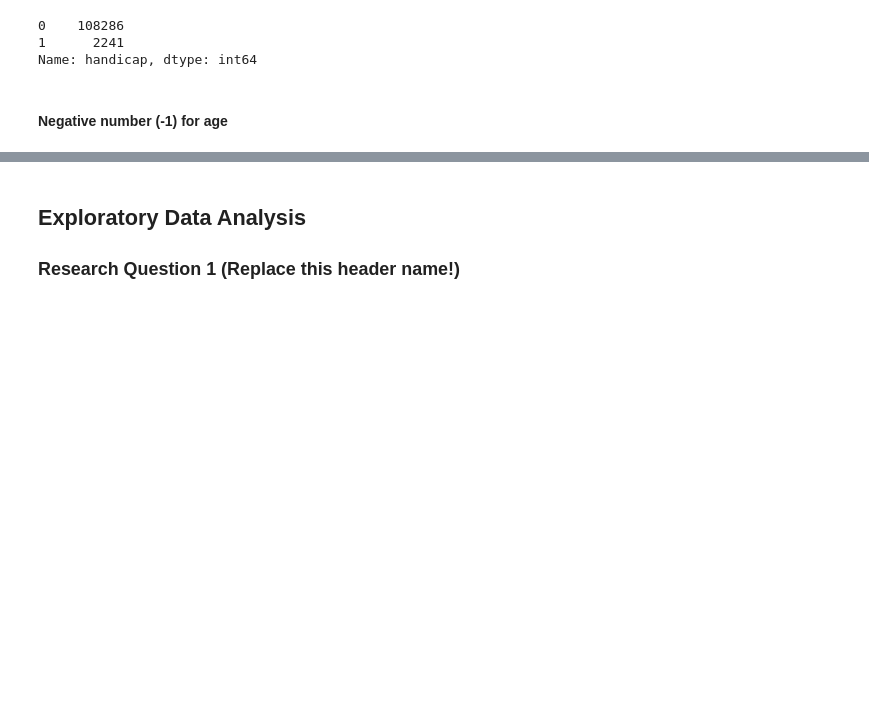
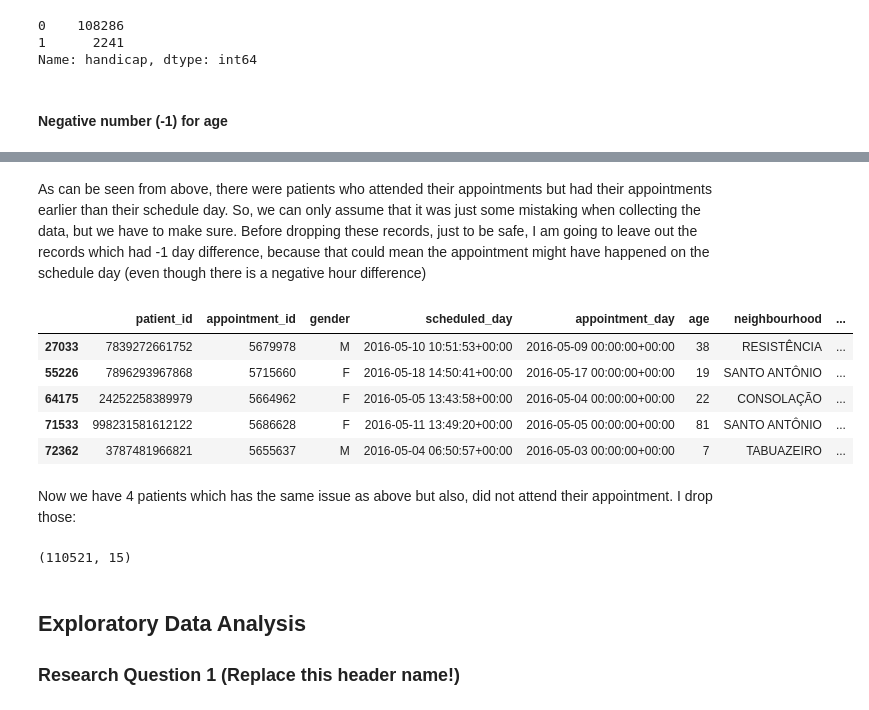
Before and after one commit to BexTuychiev/appointments_show, a Jupyter notebook: investigate-a-dataset-template.ipynb, the cells around one changed output, grey strips where cells are left out. Cells and saved outputs as stored; diff of their text form; code cells hidden in the pictures; blank space fills up the shorter version.

```diff
--- a/investigate-a-dataset-template.ipynb
+++ b/investigate-a-dataset-template.ipynb
@@ -312,3 +338,26 @@ appointments.drop(negative_index, inplace=True)
+# %% [markdown]
+As can be seen from above, there were patients who attended their appointments but had their appointments earlier than their schedule day. So, we can only assume that it was just some mistaking when collecting the data, but we have to make sure. Before dropping these records, just to be safe, I am going to leave out the records which had -1 day difference, because that could mean the appointment might have happened on the schedule day (even though there is a negative hour difference)
+# %%
+appointments['difference'] = appointments.appointment_day - appointments.scheduled_day
+# %%
+problematic_appoints = appointments[appointments.difference < datetime.timedelta(days=-1)]
+problematic_appoints
+# %% [output]
+|  | patient_id | appointment_id | gender | scheduled_day | appointment_day | age | neighbourhood | ... |
+| 27033 | 7839272661752 | 5679978 | M | 2016-05-10 10:51:53+00:00 | 2016-05-09 00:00:00+00:00 | 38 | RESISTÊNCIA | ... |
+| 55226 | 7896293967868 | 5715660 | F | 2016-05-18 14:50:41+00:00 | 2016-05-17 00:00:00+00:00 | 19 | SANTO ANTÔNIO | ... |
+| 64175 | 24252258389979 | 5664962 | F | 2016-05-05 13:43:58+00:00 | 2016-05-04 00:00:00+00:00 | 22 | CONSOLAÇÃO | ... |
+| 71533 | 998231581612122 | 5686628 | F | 2016-05-11 13:49:20+00:00 | 2016-05-05 00:00:00+00:00 | 81 | SANTO ANTÔNIO | ... |
+| 72362 | 3787481966821 | 5655637 | M | 2016-05-04 06:50:57+00:00 | 2016-05-03 00:00:00+00:00 | 7 | TABUAZEIRO | ... |
+# %% [markdown]
+Now we have 4 patients which has the same issue as above but also, did not attend their appointment. I drop those:
+# %%
+appointments.drop(problematic_appoints.index, inplace=True)
+
+# Test
+appointments.shape
+# %% [output]
+(110521, 15)
 # %% [markdown]
 <a id='eda'></a>
 ## Exploratory Data Analysis
```
Also changed, not shown: parts of 5 cells of this notebook.
